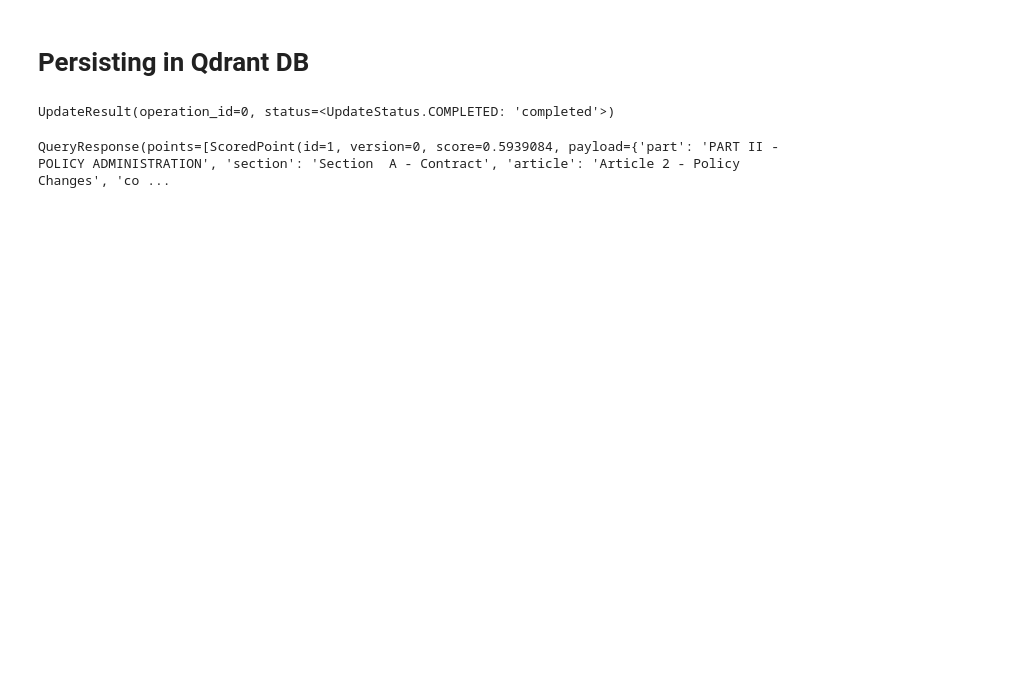
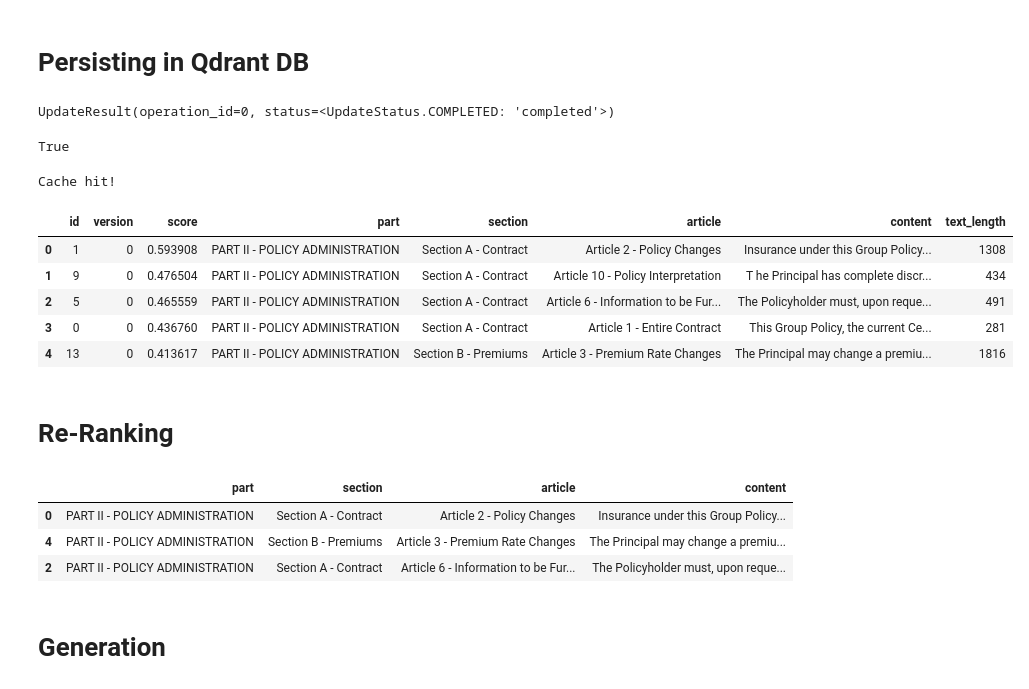
Before and after one commit to blogbydev/helpmateai, a Jupyter notebook: experiments/chunking.ipynb, the cells around one changed output. Cells and saved outputs as stored; diff of their text form; code cells hidden in the pictures; blank space fills up the shorter version.

```diff
--- a/experiments/chunking.ipynb
+++ b/experiments/chunking.ipynb
@@ -122,9 +143,18 @@ client.upsert(
 )
 # %% [output]
 UpdateResult(operation_id=0, status=<UpdateStatus.COMPLETED: 'completed'>)
-# %%
-query_response = client.query_points(
-    collection_name = "life_insurance_policy_documents",
-    query = sentence_embedding_model.encode("who has the authority to change the policy?"),
-    limit = 5,
-    with_payload = True)
+# %%
+# If the same query comes in, we do not do a semantic search, we look up for exact same query and return the results.
+# create collection
+client.delete_collection(
+    collection_name = "life_insurance_policy_documents_cache"
+)
+client.create_collection(
+    collection_name = "life_insurance_policy_documents_cache",
+    vectors_config = {
+            "size": 384,
+            "distance": "Cosine"
+    }
+)
+# %% [output]
+True
@@ -131,4 +231,33 @@ query_response = client.query_points(
 # %%
-query_response
+# convert query_response.points to a dataframe
+
+import pandas as pd
+
+def get_df_from_points(vector_points):
+    flat_items = []
+    [flat_items.append({
+        "id" : point["id"],
+        "version": point["version"],
+        "score": point["score"],
+        "part": point["part"],
+        "section": point["section"],
+        "article": point["article"],
+        "content": point["content"],
+        "text_length": point["text_length"]
+    }) for point in vector_points]
+
+    return pd.DataFrame(flat_items)
-# %% [output]
-QueryResponse(points=[ScoredPoint(id=1, version=0, score=0.5939084, payload={'part': 'PART II - POLICY ADMINISTRATION', 'section': 'Section  A - Contract', 'article': 'Article 2 - Policy Changes', 'co ...
+# %%
+query = "who has the authority to change the policy?"
+results_vector_points = search(query)
+get_df_from_points(results_vector_points)
+# %% [output]
+Cache hit!
+|  | id | version | score | part | section | article | content | text_length |
+| 0 | 1 | 0 | 0.593908 | PART II - POLICY ADMINISTRATION | Section A - Contract | Article 2 - Policy Changes | Insurance under this Group Policy... | 1308 |
+| 1 | 9 | 0 | 0.476504 | PART II - POLICY ADMINISTRATION | Section A - Contract | Article 10 - Policy Interpretation | T he Principal has complete discr... | 434 |
+| 2 | 5 | 0 | 0.465559 | PART II - POLICY ADMINISTRATION | Section A - Contract | Article 6 - Information to be Fur... | The Policyholder must, upon reque... | 491 |
+| 3 | 0 | 0 | 0.436760 | PART II - POLICY ADMINISTRATION | Section A - Contract | Article 1 - Entire Contract | This Group Policy, the current Ce... | 281 |
+| 4 | 13 | 0 | 0.413617 | PART II - POLICY ADMINISTRATION | Section B - Premiums | Article 3 - Premium Rate Changes | The Principal may change a premiu... | 1816 |
+# %% [markdown]
+# Re-Ranking
@@ -134,0 +270,16 @@ QueryResponse(points=[ScoredPoint(id=1, version=0, score=0.5939084, payload={'pa
+# %%
+results_df = results_df.sort_values(by = ['re_ranking_scores'], ascending = False)
+top_3_RAG = results_df[:3][[
+    'part',
+    'section',
+    'article',
+    'content'
+]]
+top_3_RAG
+# %% [output]
+|  | part | section | article | content |
+| 0 | PART II - POLICY ADMINISTRATION | Section A - Contract | Article 2 - Policy Changes | Insurance under this Group Policy... |
+| 4 | PART II - POLICY ADMINISTRATION | Section B - Premiums | Article 3 - Premium Rate Changes | The Principal may change a premiu... |
+| 2 | PART II - POLICY ADMINISTRATION | Section A - Contract | Article 6 - Information to be Fur... | The Policyholder must, upon reque... |
+# %% [markdown]
+# Generation
```
Also changed, not shown: parts of 10 cells of this notebook, 12 other files.
